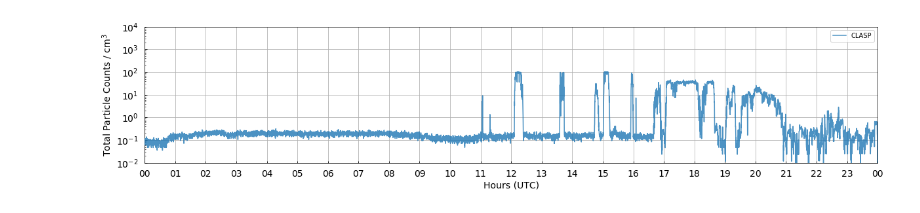
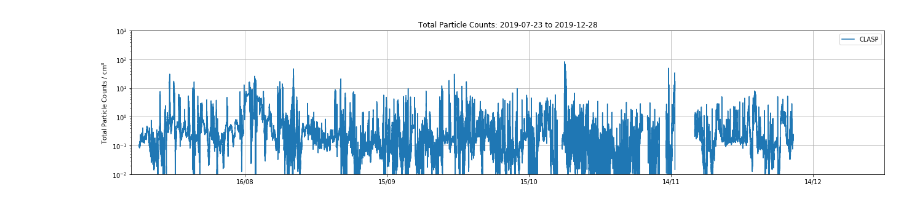
Before and after one commit to heatherguy/ICECAPS-ACE, a Jupyter notebook: Working_notebooks/CLASP_explorer.ipynb, the cells around one changed output. Drawn from its saved outputs; the diff is of its cells as text; code cells hidden in the pictures.

```diff
--- a/Working_notebooks/CLASP_explorer.ipynb
+++ b/Working_notebooks/CLASP_explorer.ipynb
@@ -229,0 +53,10 @@ clasp_counts_10 = clasp_counts.resample('10s').median()
+# %%
+# Get the data
+
+d_loc = '/Volumes/Data/ICECAPSarchive/ace/processed/CLASP/'
+d1 = dt.datetime(2019,7,23,0,0)
+d2 = dt.datetime(2019,12,28,23,59)
+# %%
+clasp = get_clasp(d1,d2,d_loc)
+clasp_qc = clasp.copy()[clasp.keys()[:-1]]
+clasp_qc[clasp['QC']!=1]=np.nan
@@ -230,19 +81,25 @@ clasp_counts_10 = clasp_counts.resample('10s').median()
+# %%
+size_hist = clasp_qc.sum()
+tot_counts = clasp_qc.sum(axis=1)
+tot_counts_no_qc = clasp[clasp.keys()[:-1]].sum(axis=1)
+
+tot_counts[tot_counts==0]=np.nan
+tot_counts_no_qc[tot_counts_no_qc==0]=np.nan
 # %%
-# Plot totals counts
+# Plot total counts No QC
 
-fig = plt.figure(figsize=(17,4))
+fig = plt.figure(figsize=(18,4))
 ax = fig.add_subplot(111)
 ax.grid(True)
-ax.semilogy(clasp_total_10.index,clasp_total_10,label = 'CLASP',zorder=5,alpha=0.8)
-
-ax.set_ylim(0.01,10000)
+ax.semilogy(tot_counts_no_qc.index,tot_counts_no_qc, label='CLASP')
+ax.set_ylim(0.01,1000)
 ax.set_ylabel('Total Particle Counts / cm$^3$')
-#ax.set_title('Total Particle Counts: %s'%((dt.datetime.strftime(dt.datetime(2019,10,22),'%Y-%m-%d')+' to '+dt.datetime.strftime(dt.datetime(2019,10,23),'%Y-%m-%d'))))
-ax.set_xlabel('Hours (UTC)')
-ax.xaxis.set_major_formatter(md.DateFormatter('%H'))
-ax.xaxis.set_major_locator(md.HourLocator(interval=1))
-ax.set_xlim(dt.datetime(2019,10,22,0,0),dt.datetime(2019,10,23,0,0))
+ax.set_title('Total Particle Counts: %s'%((dt.datetime.strftime(d1,'%Y-%m-%d')+' to '+dt.datetime.strftime(d2,'%Y-%m-%d'))))
+ax.xaxis.set_major_formatter(md.DateFormatter('%d/%m'))
+ax.xaxis.set_major_locator(md.DayLocator(interval=30))
+ax.set_xlim(d1,d2)
 ax.legend(loc='best',fontsize=10)
 fig.tight_layout()
+#fig.savefig(d_loc + 'Ncounts_current.png')
 # %% [output]
-[figure, old version]
+[figure, new version]
```
Also changed, not shown: parts of 15 cells of this notebook, 31 other files.
